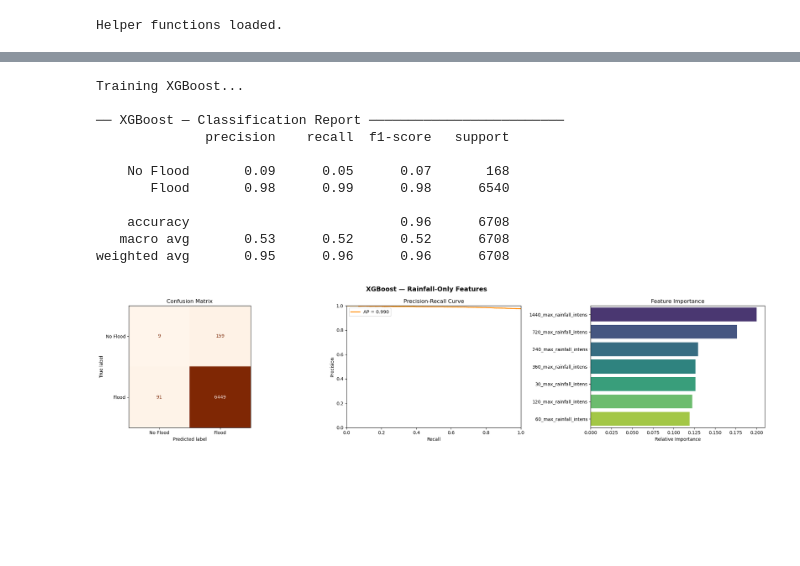
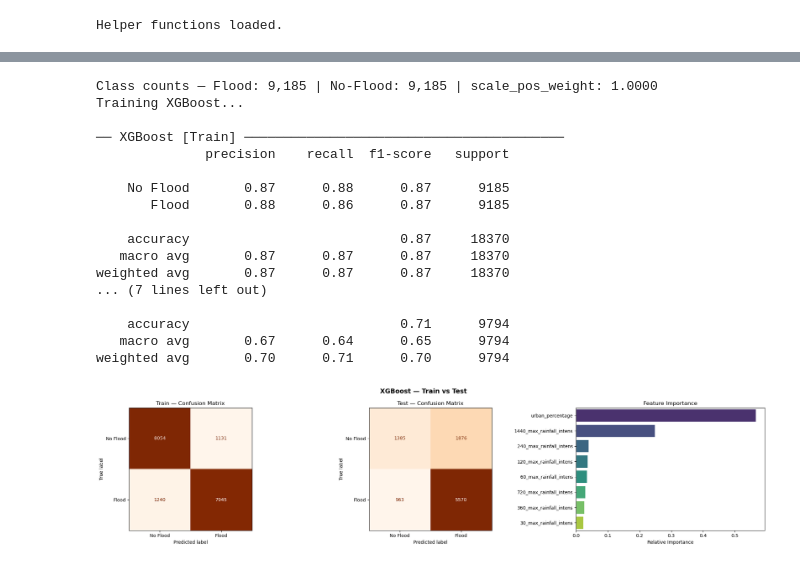
Before and after one commit to raznuss/global_urban_flood_database, a Jupyter notebook: chronicle/models/01_baseline_training_and_evaluation.ipynb, the cells around one changed output, grey strips where cells are left out. Cells and saved outputs as stored; diff of their text form; code cells hidden in the pictures; blank space fills up the shorter version.

```diff
--- a/chronicle/models/01_baseline_training_and_evaluation.ipynb
+++ b/chronicle/models/01_baseline_training_and_evaluation.ipynb
@@ -1,10 +1,12 @@
 # %%
 # =================================================================
-# 01_baseline_training_and_evaluation — Rainfall-Only Features
-# Research question: Can rainfall alone predict urban pluvial floods?
+# 01_baseline_training_and_evaluation — Rainfall + Urban Features
+# Research question: Does adding impervious surface context improve
+# urban pluvial flood prediction beyond rainfall alone?
 #
+# Features: 7 rainfall intensity windows + urban_percentage (8 total)
 # Models: Random Forest | XGBoost | Logistic Regression | SVC
-# Class imbalance handling: class_weight='balanced' / sample_weight
+# Class imbalance handling: class_weight='balanced' / scale_pos_weight
 # =================================================================
 
 import pandas as pd
@@ -32,11 +34,21 @@ THRESH_1H              = 7.0
 THRESH_24H             = 1.0
 PFDI_PLUVIAL_THRESHOLD = 1.0
 
+# ── BALANCE STRATEGY ──────────────────────────────────────────────
+# 'class_weight' : train on full X_train; models use class_weight='balanced'
+#                  (or scale_pos_weight for XGBoost)
+# 'undersample'  : train on X_train_bal built in the ratio-exploration cell;
+#                  no class weighting inside models
+BALANCE_METHOD = 'undersample'
+
+# 7 rainfall intensity features + urban_percentage (normalized — safe across
+# polygon sizes). urban_built_up_area_m2 (absolute) is intentionally excluded.
 FEATURE_COLS = [
     '30_max_rainfall_intens',  '60_max_rainfall_intens',
     '120_max_rainfall_intens', '240_max_rainfall_intens',
     '360_max_rainfall_intens', '720_max_rainfall_intens',
     '1440_max_rainfall_intens',
+    'urban_percentage',
 ]
 
 # ── 2. LOAD & FILTER ──────────────────────────────────────────────
@@ -73,6 +85,7 @@ X_train, X_test = X.iloc[train_idx], X.iloc[test_idx]
 y_train, y_test = y.iloc[train_idx], y.iloc[test_idx]
 
 print(f"\nTrain: {len(X_train):,} | Test: {len(X_test):,}")
+print(f"Features ({len(feature_cols)}): {feature_cols}")
 
 # ── 4. SCALED VERSIONS (for Logistic Regression and SVC) ─────────
 # Fit scaler on train only — prevents data leakage into test set
@@ -309,39 +462,72 @@ weighted avg       0.95      0.97      0.96      6708
 # %%
 # ── MODEL 2: XGBOOST ──────────────────────────────────────────────
-# Trained on the undersampled balanced set — no sample_weight needed.
+# scale_pos_weight is derived from Xtr: ~0.38 in class_weight mode (full
+# imbalanced train), ~1.0 in undersample mode (already balanced).
+n_neg = (ytr == 0).sum()
+n_pos = (ytr == 1).sum()
+_spw  = n_neg / n_pos
+print(f"Class counts — Flood: {n_pos:,} | No-Flood: {n_neg:,} | scale_pos_weight: {_spw:.4f}")
+
 print("Training XGBoost...")
 xgb_model = xgb.XGBClassifier(
     n_estimators=200,
     learning_rate=0.05,
     max_depth=5,
+    scale_pos_weight=_spw,
     random_state=42,
     eval_metric='logloss',
     n_jobs=-1,
 )
-xgb_model.fit(X_train_bal, y_train_bal)
+# eval_set exposes per-round train/test log-loss for the loss curve
+xgb_model.fit(Xtr, ytr,
+              eval_set=[(Xtr, ytr), (X_test, y_test)],
+              verbose=False)
 
-y_pred_xgb  = xgb_model.predict(X_test)
-y_proba_xgb = xgb_model.predict_proba(X_test)[:, 1]
+y_pred_xgb_train = xgb_model.predict(Xtr)
+y_pred_xgb       = xgb_model.predict(X_test)
 
-metrics_xgb = evaluate_model('XGBoost', y_test, y_pred_xgb, y_proba_xgb)
+metrics_xgb_train = evaluate_model('XGBoost', ytr,    y_pred_xgb_train, split='Train')
+metrics_xgb_test  = evaluate_model('XGBoost', y_test, y_pred_xgb,       split='Test')
 
 feat_imp_xgb = pd.DataFrame({
     'Feature':    feature_cols,
     'Importance': xgb_model.feature_importances_,
 }).sort_values('Importance', ascending=False)
 
-plot_model('XGBoost', y_test, y_pred_xgb, y_proba_xgb,
-           color='darkorange', cmap='Oranges', feat_imp_df=feat_imp_xgb)
+plot_model('XGBoost', ytr, y_pred_xgb_train, y_test, y_pred_xgb,
+           cmap='Oranges', feat_imp_df=feat_imp_xgb)
+
+# ── Loss curve: native logloss per boosting round ─────────────────
+results        = xgb_model.evals_result()
+xgb_loss_train = results['validation_0']['logloss']
+xgb_loss_test  = results['validation_1']['logloss']
+
+# ── Learning curve ────────────────────────────────────────────────
+print("Computing learning curve...")
+lc_sizes_xgb, lc_train_xgb, lc_test_xgb = compute_learning_curve(
+    xgb_model, Xtr, ytr, X_test, y_test, n_points=8
+)
+
+plot_diagnostics('XGBoost', 'darkorange',
+                 lc_sizes_xgb, lc_train_xgb, lc_test_xgb,
+                 loss_train=xgb_loss_train, loss_test=xgb_loss_test,
+                 loss_xlabel='Boosting Round')
 # %% [output]
+Class counts — Flood: 9,185 | No-Flood: 9,185 | scale_pos_weight: 1.0000
 Training XGBoost...
 
-── XGBoost — Classification Report ─────────────────────────
+── XGBoost [Train] ─────────────────────────────────────────
               precision    recall  f1-score   support
 
-    No Flood       0.09      0.05      0.07       168
-       Flood       0.98      0.99      0.98      6540
+    No Flood       0.87      0.88      0.87      9185
+       Flood       0.88      0.86      0.87      9185
 
-    accuracy                           0.96      6708
-   macro avg       0.53      0.52      0.52      6708
-weighted avg       0.95      0.96      0.96      6708
+    accuracy                           0.87     18370
+   macro avg       0.87      0.87      0.87     18370
+weighted avg       0.87      0.87      0.87     18370
+... (7 lines left out)
+
+    accuracy                           0.71      9794
+   macro avg       0.67      0.64      0.65      9794
+weighted avg       0.70      0.71      0.70      9794
-[figure, old version]
+[figure, new version]
```
Also changed, not shown: parts of 11 cells of this notebook.
